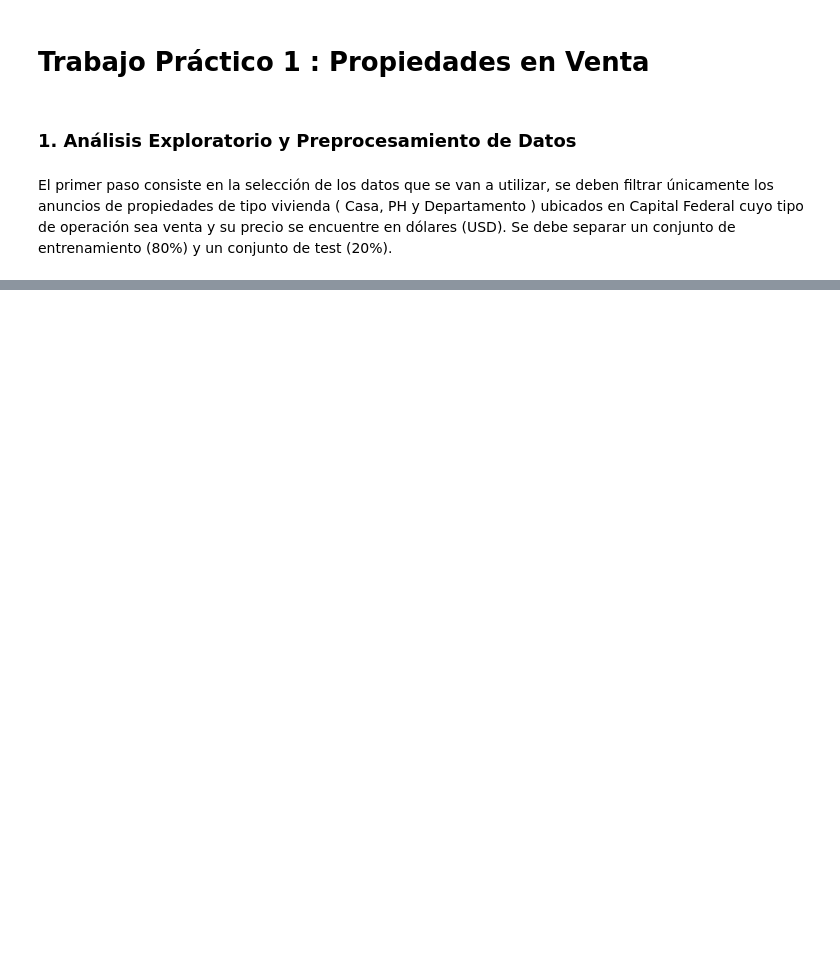
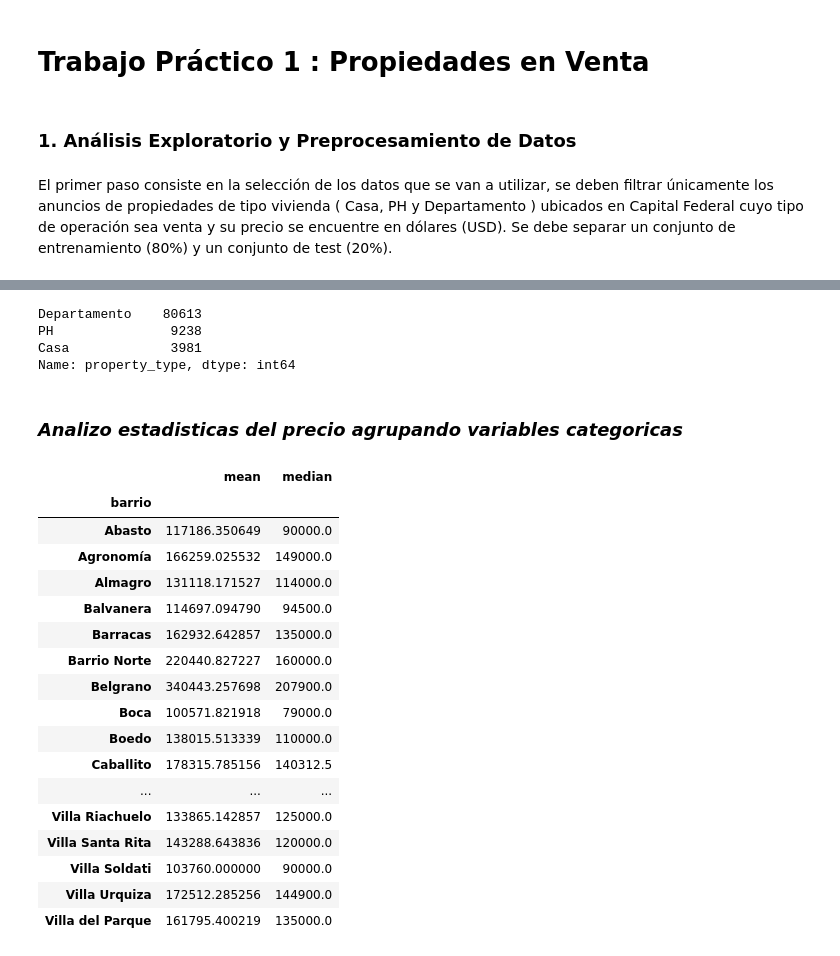
Before and after one commit to FranFiuba/7506R-2C2022-GRUPO02, a Jupyter notebook: 7506R_TP1_GRUPO02_ENTREGA.ipynb, the cells around one changed output, grey strips where cells are left out. Drawn from its saved outputs; the diff is of its cells as text; code cells hidden in the pictures; blank space fills up the shorter version.

```diff
--- a/7506R_TP1_GRUPO02_ENTREGA.ipynb
+++ b/7506R_TP1_GRUPO02_ENTREGA.ipynb
@@ -56,0 +104,31 @@ properati_df = properati_df.loc[properati_df.place_l3.notna()]
+# %%
+# Analizo Frecuencias de tipo de propiedad
+properati_df.property_type.value_counts()
+# %% [output]
+Departamento    80613
+PH               9238
+Casa             3981
+Name: property_type, dtype: int64
+# %% [markdown]
+### <i> Analizo estadisticas del precio agrupando variables categoricas </i>
+# %%
+properati_df.groupby('barrio')['property_price'].agg([np.mean, np.median])
+# %% [output]
+|  | mean | median |
+| barrio |  |  |
+| Abasto | 117186.350649 | 90000.0 |
+| Agronomía | 166259.025532 | 149000.0 |
+| Almagro | 131118.171527 | 114000.0 |
+| Balvanera | 114697.094790 | 94500.0 |
+| Barracas | 162932.642857 | 135000.0 |
+| Barrio Norte | 220440.827227 | 160000.0 |
+| Belgrano | 340443.257698 | 207900.0 |
+| Boca | 100571.821918 | 79000.0 |
+| Boedo | 138015.513339 | 110000.0 |
+| Caballito | 178315.785156 | 140312.5 |
+| ... | ... | ... |
+| Villa Riachuelo | 133865.142857 | 125000.0 |
+| Villa Santa Rita | 143288.643836 | 120000.0 |
+| Villa Soldati | 103760.000000 | 90000.0 |
+| Villa Urquiza | 172512.285256 | 144900.0 |
+| Villa del Parque | 161795.400219 | 135000.0 |
```
Also changed, not shown: parts of 11 cells of this notebook.
